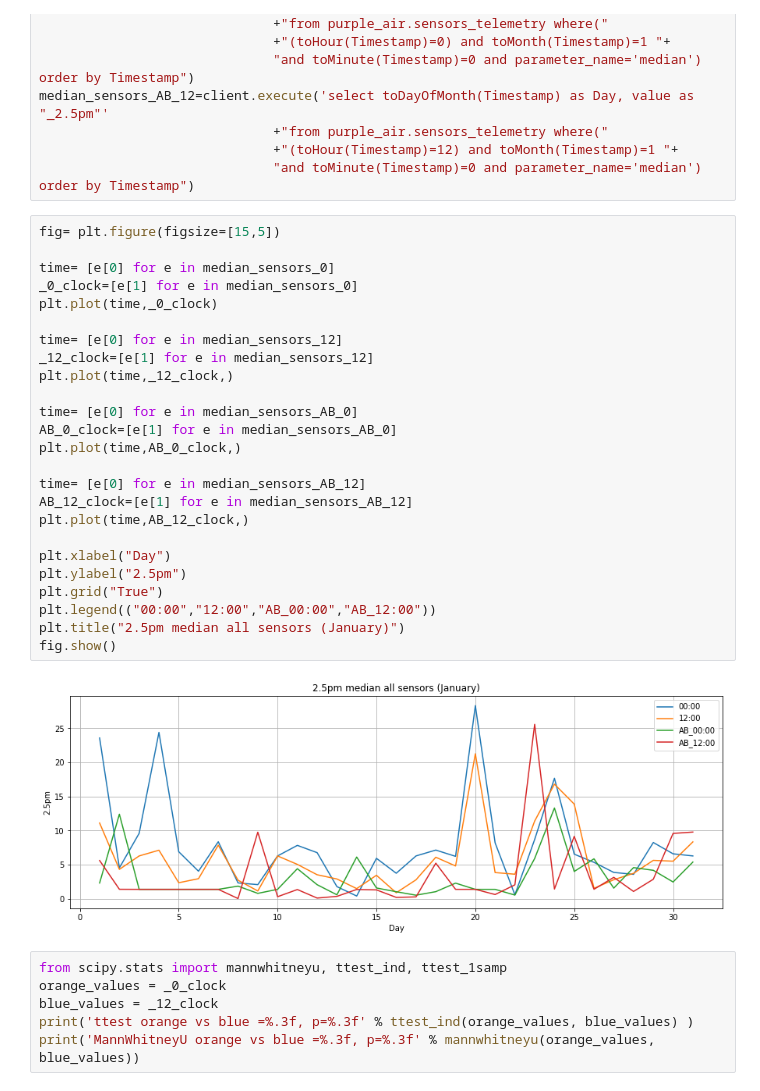
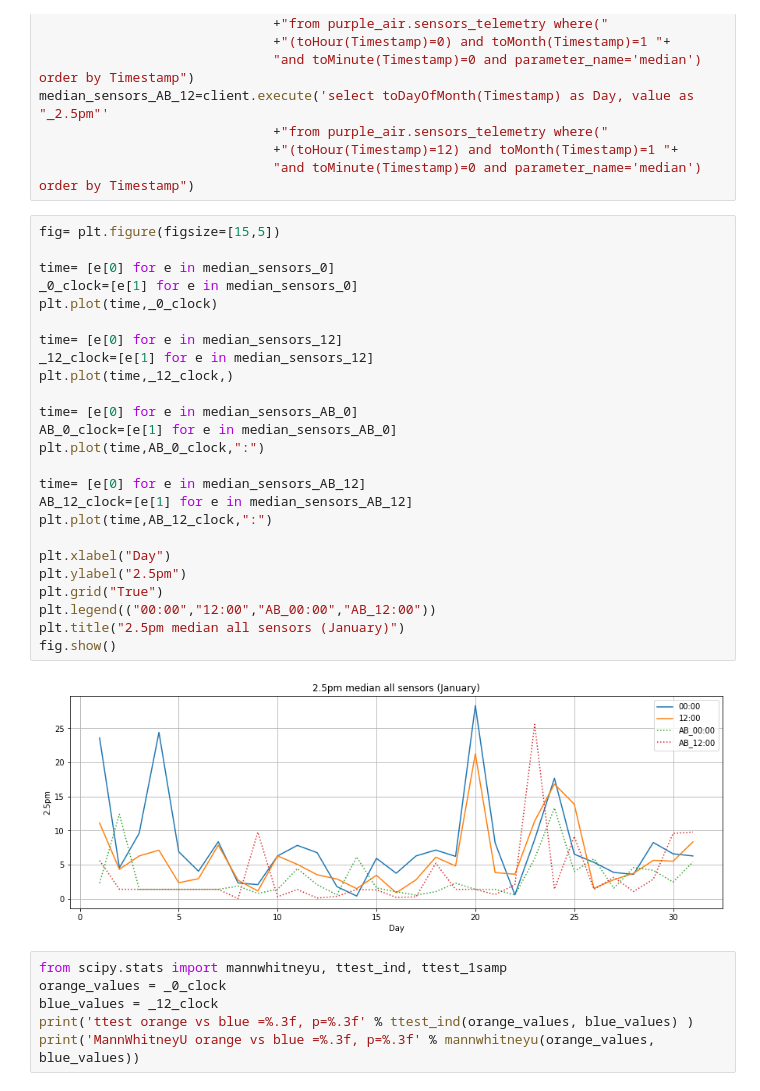
Before and after one commit to korolaab/purple-air, a Jupyter notebook: analitics.ipynb, the cells around one changed output. Saved outputs shown, nothing was run; the diff lists cells and outputs as text.

```diff
--- a/analitics.ipynb
+++ b/analitics.ipynb
@@ -58,30 +58,30 @@ median_sensors_AB_12=client.execute('select toDayOfMonth(Timestamp) as Day, valu
 # %%
 fig= plt.figure(figsize=[15,5])
 
 time= [e[0] for e in median_sensors_0]
 _0_clock=[e[1] for e in median_sensors_0]
 plt.plot(time,_0_clock)
 
 time= [e[0] for e in median_sensors_12]
 _12_clock=[e[1] for e in median_sensors_12]
 plt.plot(time,_12_clock,)
 
 time= [e[0] for e in median_sensors_AB_0]
 AB_0_clock=[e[1] for e in median_sensors_AB_0]
-plt.plot(time,AB_0_clock,)
+plt.plot(time,AB_0_clock,":")
 
 time= [e[0] for e in median_sensors_AB_12]
 AB_12_clock=[e[1] for e in median_sensors_AB_12]
-plt.plot(time,AB_12_clock,)
+plt.plot(time,AB_12_clock,":")
 
 plt.xlabel("Day")
 plt.ylabel("2.5pm")
 plt.grid("True")
 plt.legend(("00:00","12:00","AB_00:00","AB_12:00"))
 plt.title("2.5pm median all sensors (January)")
 fig.show()
 # %% [output]
-[figure, old version]
+[figure, new version]
 # %%
 from scipy.stats import mannwhitneyu, ttest_ind, ttest_1samp
 orange_values = _0_clock
```
